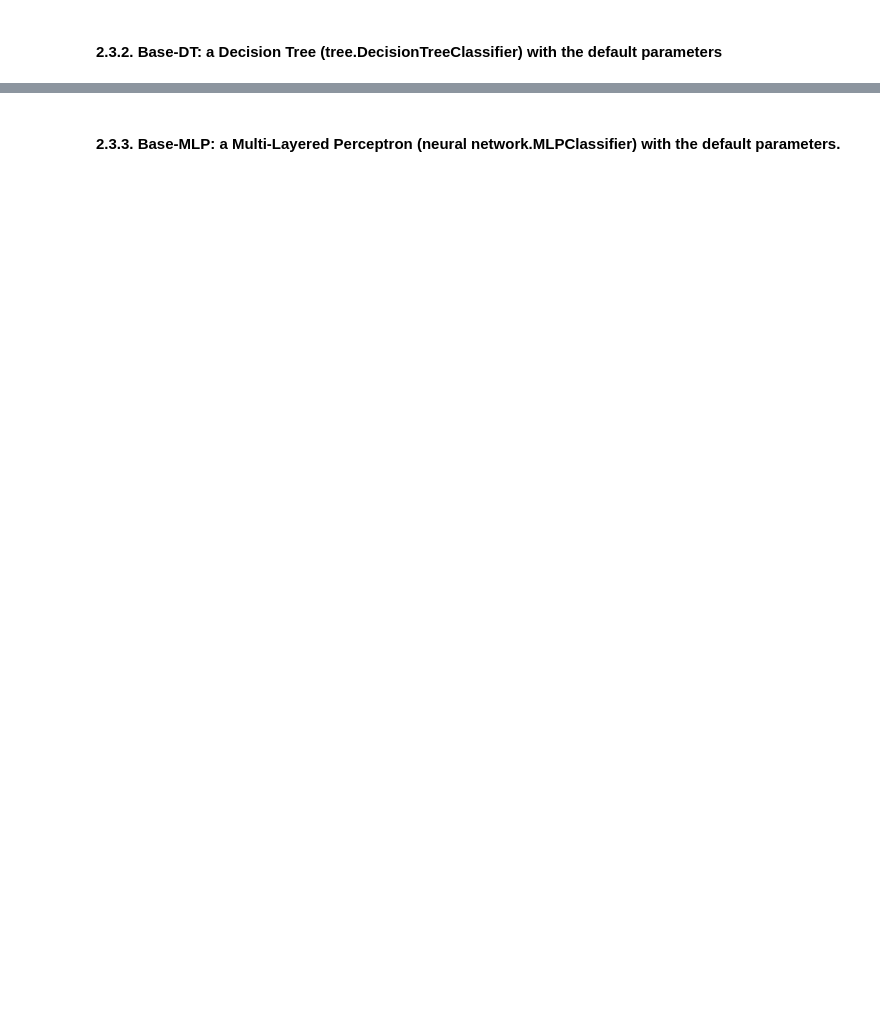
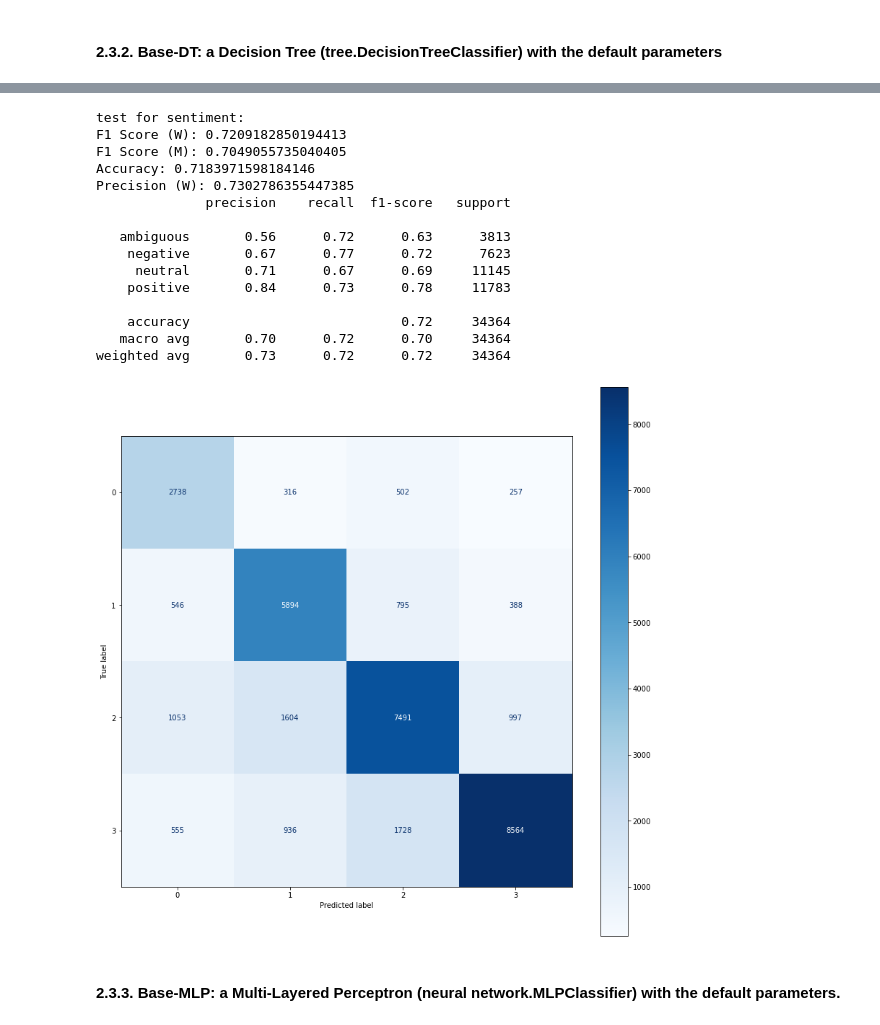
Before and after one commit to Qiantongzhou/comp472_2022_fall_A1, a Jupyter notebook: solution.ipynb, the cells around one changed output, grey strips where cells are left out. Cells and saved outputs as stored; diff of their text form; code cells hidden in the pictures; blank space fills up the shorter version.

```diff
--- a/solution.ipynb
+++ b/solution.ipynb
@@ -193,3 +290,29 @@ sentiment predict sentiment end: 1666494384.4381638 take time:0.0144031047821044
+# %%
+model_typeN='trainedmodels'
+model_nameN='DecisionTreeClassifier'
+y_name='sentiment'
+pickle_in = open(f'{model_typeN}/{model_nameN}_{y_name}_model.pickle','rb')
+model = pickle.load(pickle_in)
+y_pred = model.predict(X_test)
+print(f'test for {y_name}:')
+performance_data_show(y_test[y_name],y_pred,model_typeN,model_nameN,y_name)
+# %% [output]
+test for sentiment:
+F1 Score (W): 0.7209182850194413
+F1 Score (M): 0.7049055735040405
+Accuracy: 0.7183971598184146
+Precision (W): 0.7302786355447385
+              precision    recall  f1-score   support
+
+   ambiguous       0.56      0.72      0.63      3813
+    negative       0.67      0.77      0.72      7623
+     neutral       0.71      0.67      0.69     11145
+    positive       0.84      0.73      0.78     11783
+
+    accuracy                           0.72     34364
+   macro avg       0.70      0.72      0.70     34364
+weighted avg       0.73      0.72      0.72     34364
+[figure, added]
 # %% [markdown]
 #### 2.3.3. Base-MLP: a Multi-Layered Perceptron (neural network.MLPClassifier) with the default parameters.
 # %%
```
Also changed, not shown: parts of 27 cells of this notebook, 15 other files.
